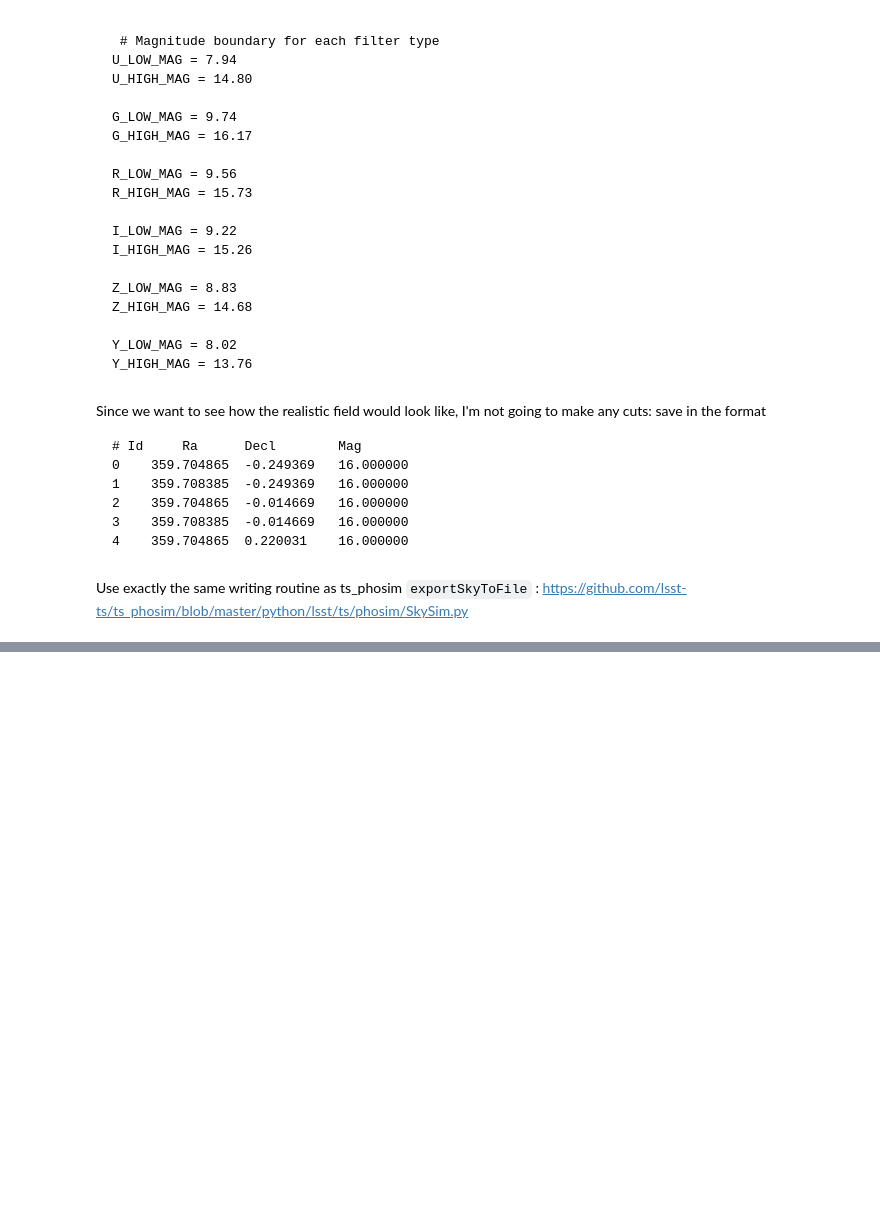
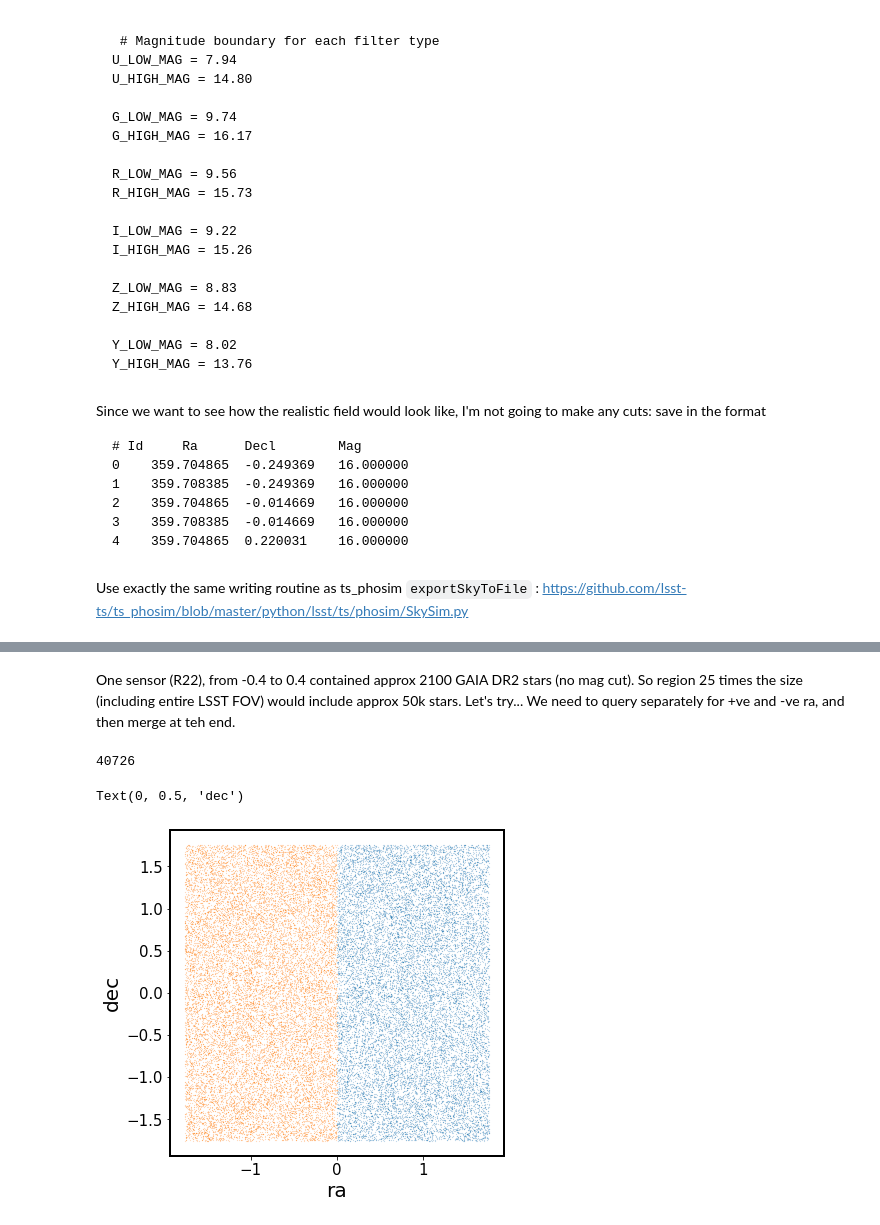
Before and after one commit to lsst-ts/ts_phosim, a Jupyter notebook: notebooks/analysis_notebooks/GAIA_catalog.ipynb, the cells around one changed output, grey strips where cells are left out. Saved outputs shown, nothing was run; the diff lists cells and outputs as text; code cells hidden in the pictures; blank space fills up the shorter version.

Commit message:
making LSST FOV GAIA DR2 catalog for WFS PhoSim run

```diff
--- a/notebooks/analysis_notebooks/GAIA_catalog.ipynb
+++ b/notebooks/analysis_notebooks/GAIA_catalog.ipynb
@@ -240,0 +295,44 @@ fid.close()
+# %% [markdown]
+One sensor (R22), from -0.4 to 0.4 contained approx 2100 GAIA DR2  stars (no mag cut).  So region 25 times the size (including entire LSST FOV) would include approx 50k stars. Let's try...  We need to query separately for +ve and -ve ra, and then merge at teh end.
+# %%
+gaia = axs_catalog.load("gaia_dr2_1am_dup")
+# %%
+a = 0.352  # width of half of one sensor (eg. ComCam) in degrees : sensor stretches from -a to a
+
+# for ComCam, the query was :
+# r1 = gaia.region(ra1=0, ra2=a, dec1=-a, dec2=a).select("ra", "dec","phot_g_mean_mag","phot_variable_flag",
+#                        "designation",  "phot_g_n_obs","dup").toPandas()
+
+# r2 = gaia.region(ra1=360-a, ra2=360, dec1=-a, dec2=a).select("ra", "dec","phot_g_mean_mag","phot_variable_flag",
+#                        "designation",  "phot_g_n_obs","dup").toPandas()
+
+# for entire LSST FOV :
+# it spans from -5a to 5a
+%%time
+
+r1 = gaia.region(ra1=0, ra2=5*a, dec1=-5*a, dec2=5*a).select("ra", "dec","phot_g_mean_mag","phot_variable_flag",
+                       "designation",  "phot_g_n_obs","dup").toPandas()
+
+r2 = gaia.region(ra1=360-5*a, ra2=360, dec1=-5*a, dec2=5*a).select("ra", "dec","phot_g_mean_mag","phot_variable_flag",
+                       "designation",  "phot_g_n_obs","dup").toPandas()
+# %%
+# Convert ra from 0 to 360  to   -180, 180,  by subtracting 360 from the left hand side portion
+# just for plotting ...
+r2['ra_'] = r2['ra']-360
+# %%
+# How many stars we've got ?
+len(r1)+len(r2)
+# %% [output]
+40726
+# %%
+# illustrate the stars that we got :
+%matplotlib inline
+
+fig,ax =plt.subplots(1,1,figsize=(6,6))
+ax.scatter(r1['ra'], r1['dec'], s = 0.01)
+ax.scatter(r2['ra_'], r2['dec'],s=0.01)
+ax.set_xlabel('ra')
+ax.set_ylabel('dec')
+# %% [output]
+Text(0, 0.5, 'dec')
+[figure, added]
```
Also changed, not shown: parts of 22 cells of this notebook.
